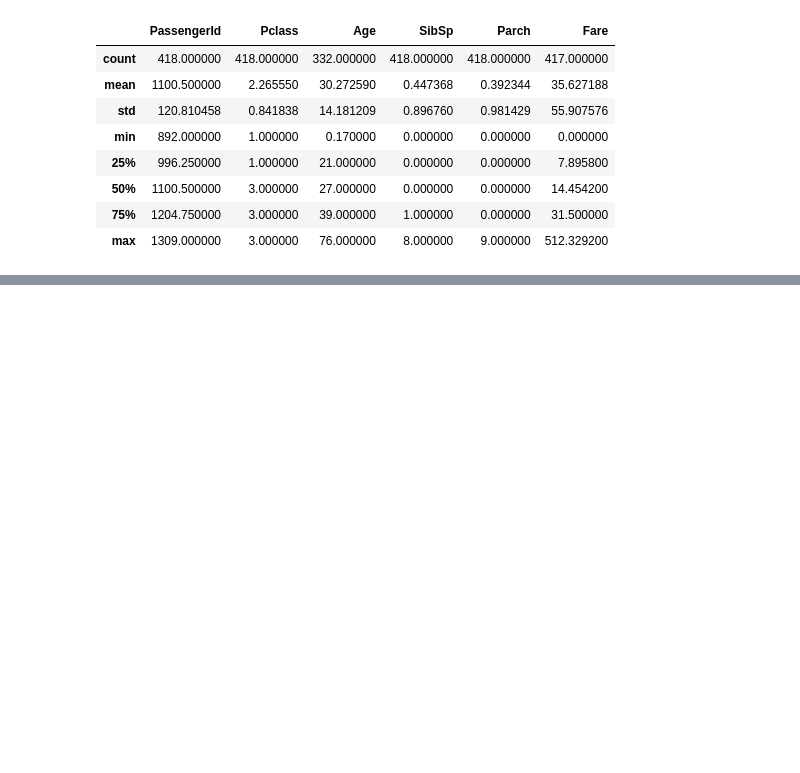
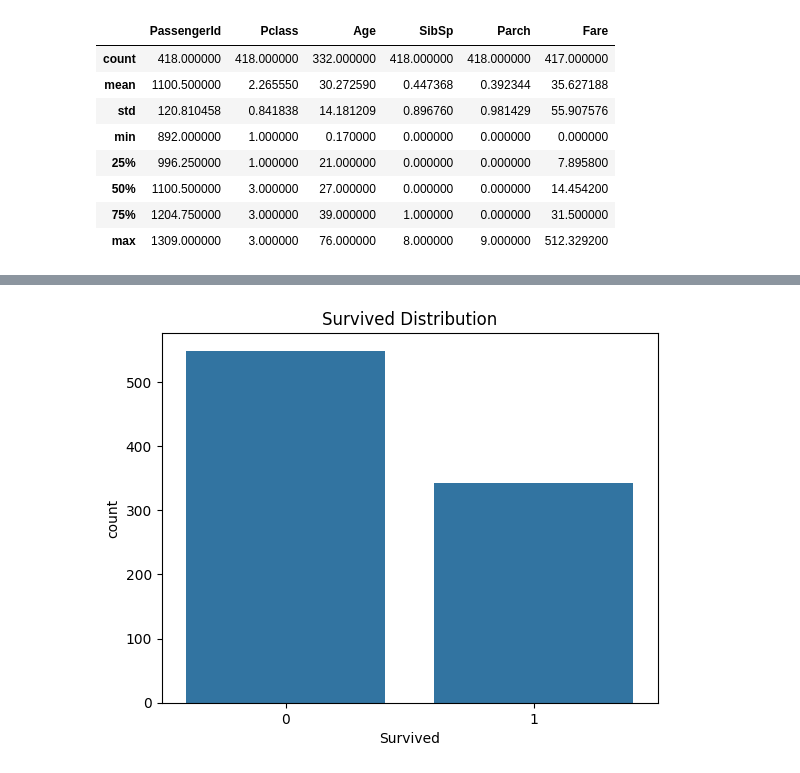
Before and after one commit to mahabubmamun/Machine-Learning, a Jupyter notebook: Titanic_All_About.ipynb, the cells around one changed output, grey strips where cells are left out. Saved outputs shown, nothing was run; the diff lists cells and outputs as text; code cells hidden in the pictures; blank space fills up the shorter version.

```diff
--- a/Titanic_All_About.ipynb
+++ b/Titanic_All_About.ipynb
@@ -119,0 +185,6 @@ df_test.describe()
+# %%
+sns.countplot(data = df_train, x = 'Survived')
+plt.title('Survived Distribution')
+plt.show()
+# %% [output]
+[figure, added]
```
Also changed, not shown: parts of 12 cells of this notebook.
